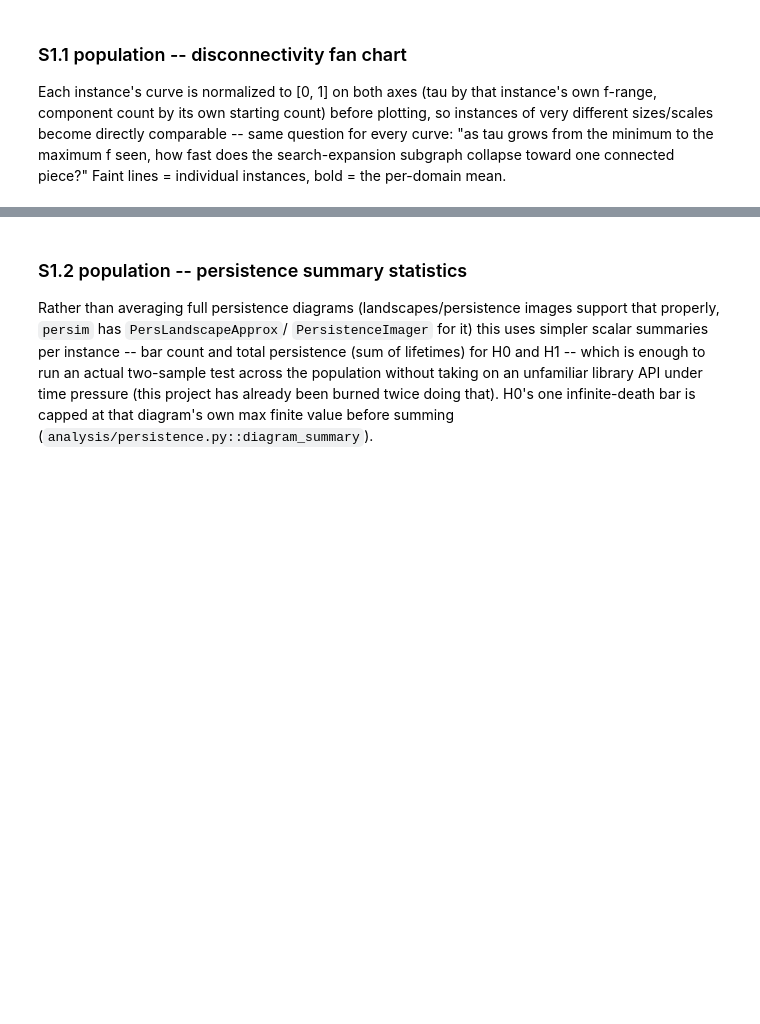
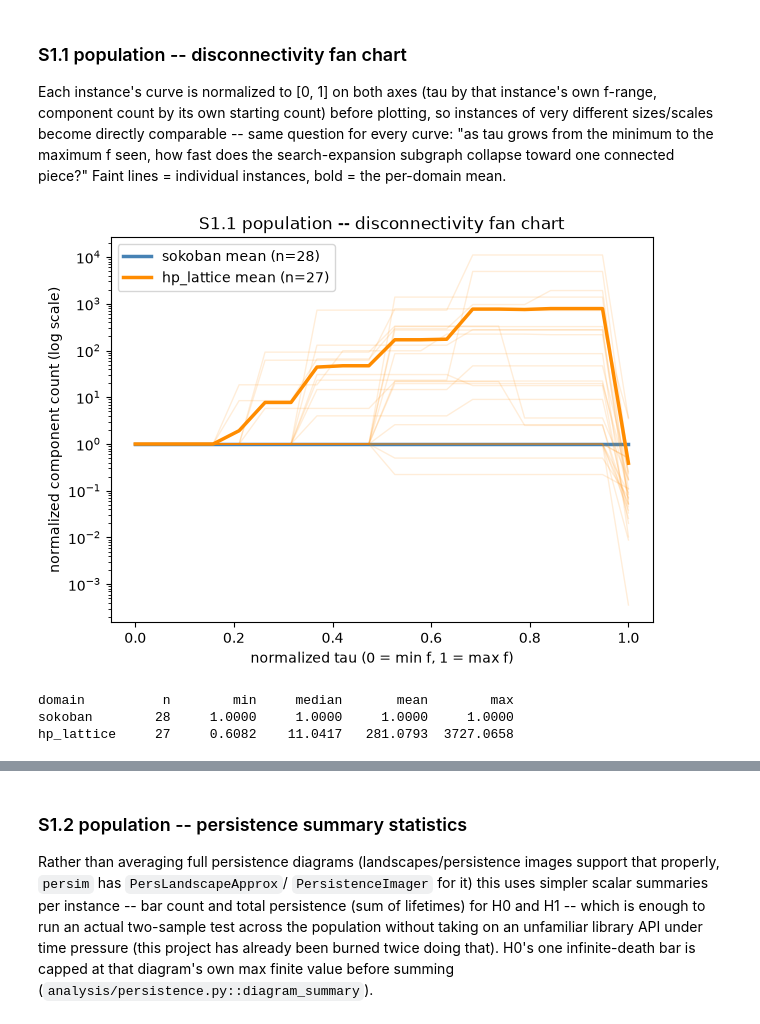
Before and after one commit to ImaginaryLogs/MSALGCM-sokobot-analysis, a Jupyter notebook: notebooks/cross_domain_analysis.ipynb, the cells around one changed output, grey strips where cells are left out. Saved outputs shown, nothing was run; the diff lists cells and outputs as text; code cells hidden in the pictures; blank space fills up the shorter version.

```diff
--- a/notebooks/cross_domain_analysis.ipynb
+++ b/notebooks/cross_domain_analysis.ipynb
@@ -214,7 +230,11 @@ from analysis.persistence import point_cloud, persistence_diagrams, diagram_summ
 from analysis.mapper import fragmentation_ratio
 
 pop_data = {
-    d: {"disc_curves": [], "h0_bars": [], "h1_bars": [], "h0_total_pers": [], "h1_total_pers": [], "frag_ratios": []}
+    d: {
+        "disc_curves": [], "disc_sizes": [],
+        "h0_bars": [], "h1_bars": [], "h0_total_pers": [], "h1_total_pers": [], "sizes": [],
+        "frag_ratios": [], "frag_sizes": [],
+    }
     for d in pop_by_domain
 }
 
@@ -222,10 +242,12 @@ for domain, paths in pop_by_domain.items():
     print(f"computing population S1 metrics for {domain} ({len(paths)} instances)...")
     for path in paths:
         rows = list(read_trace(path))
+        size = size_of(path, domain)
 
         curve = disconnectivity_curve_normalized(rows)
         if curve:
             pop_data[domain]["disc_curves"].append(curve)
+            pop_data[domain]["disc_sizes"].append(size)
 
         pts = point_cloud(rows, max_points=500)
         summary = diagram_summary(persistence_diagrams(pts))
@@ -233,10 +255,12 @@ for domain, paths in pop_by_domain.items():
         pop_data[domain]["h1_bars"].append(summary[1]["n_bars"])
         pop_data[domain]["h0_total_pers"].append(summary[0]["total_persistence"])
         pop_data[domain]["h1_total_pers"].append(summary[1]["total_persistence"])
+        pop_data[domain]["sizes"].append(size)
 
         frag = fragmentation_ratio(rows)
         if frag is not None:
             pop_data[domain]["frag_ratios"].append(frag)
+            pop_data[domain]["frag_sizes"].append(size)
     n_excluded_curves = len(paths) - len(pop_data[domain]["disc_curves"])
     print(f"  done: {len(pop_data[domain]['h0_bars'])} instances processed "
           f"({n_excluded_curves} excluded from the S1.1 fan chart -- degenerate/constant-f trace, "
@@ -254,18 +283,37 @@ bold = the per-domain mean.
 # %%
 def plot_fan(curves, ax, color, label):
     if not curves:
         return
     grid = [t for t, _ in curves[0]]
     ys = np.array([[y for _, y in c] for c in curves])
     for row in ys:
         ax.plot(grid, row, color=color, alpha=0.15, linewidth=1)
     ax.plot(grid, ys.mean(axis=0), color=color, linewidth=2.5, label=f"{label} mean (n={len(curves)})")
 
 fig, ax = plt.subplots(figsize=(7, 5))
 plot_fan(pop_data["sokoban"]["disc_curves"], ax, "steelblue", "sokoban")
 plot_fan(pop_data["hp_lattice"]["disc_curves"], ax, "darkorange", "hp_lattice")
+ax.set_yscale("log")
+
 ax.set_xlabel("normalized tau (0 = min f, 1 = max f)")
-ax.set_ylabel("normalized component count (1.0 = count at tau=min)")
+ax.set_ylabel("normalized component count (log scale)")
 ax.set_title("S1.1 population -- disconnectivity fan chart")
 ax.legend()
 plt.show()
+# %% [output]
+[figure, added]
+# %%
+def _auc(curve):
+    xs = [t for t, _ in curve]
+    ys = [y for _, y in curve]
+    return float(np.trapezoid(ys, xs))
+
+print(f"{'domain':<12} {'n':>4} {'min':>10} {'median':>10} {'mean':>10} {'max':>10}")
+for domain, data in pop_data.items():
+    aucs = [_auc(c) for c in data["disc_curves"]]
+    print(f"{domain:<12} {len(aucs):>4} {min(aucs):>10.4f} {statistics.median(aucs):>10.4f} "
+          f"{statistics.mean(aucs):>10.4f} {max(aucs):>10.4f}")
+# %% [output]
+domain          n        min     median       mean        max
+sokoban        28     1.0000     1.0000     1.0000     1.0000
+hp_lattice     27     0.6082    11.0417   281.0793  3727.0658
```
Also changed, not shown: parts of 69 cells of this notebook, 16 other files.
